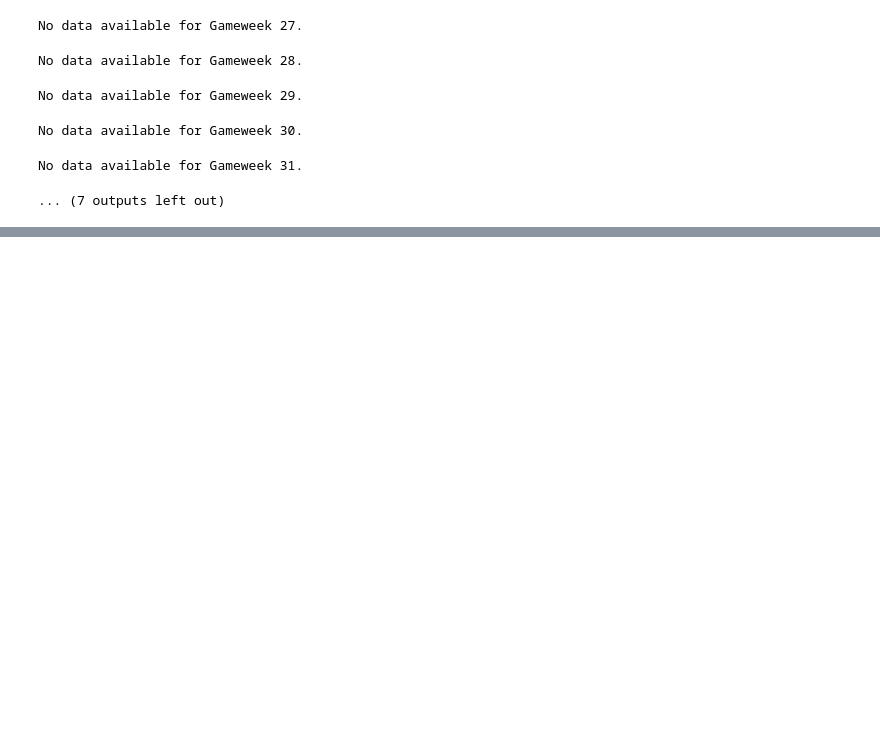
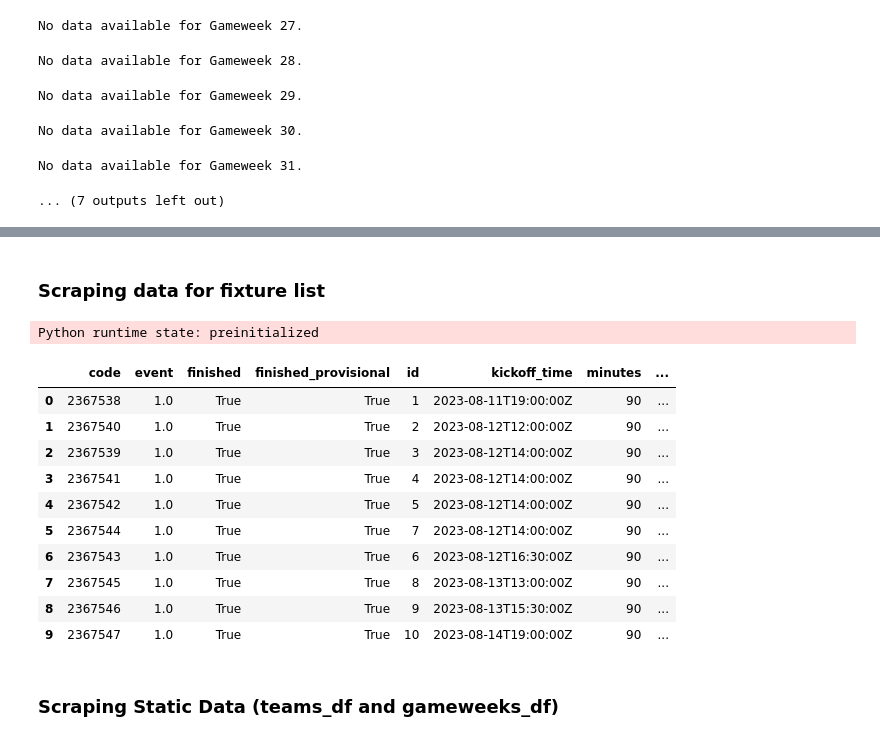
Before and after one commit to evgeni-g-georgiev/FPLproject, a Jupyter notebook: web_scraping.ipynb, the cells around one changed output, grey strips where cells are left out. Drawn from its saved outputs; the diff is of its cells as text; code cells hidden in the pictures; blank space fills up the shorter version.

```diff
--- a/web_scraping.ipynb
+++ b/web_scraping.ipynb
@@ -68,0 +164,53 @@ No data available for Gameweek 31.
+# %% [markdown]
+### Scraping data for fixture list
+# %%
+base_url = 'https://fantasy.premierleague.com/api/'
+
+def get_json(url):
+    response = requests.get(url)
+    return response.json()
+
+# Fetch fixtures data
+fixtures_data = get_json(base_url + 'fixtures/')
+fixtures_df = pd.DataFrame(fixtures_data)
+
+# Function to filter fixtures data for a specific gameweek
+def create_gameweek_specific_fixtures_df(fixtures_df, gameweek):
+    return fixtures_df[fixtures_df['event'] == gameweek]
+
+# Directory for saving fixtures data
+fixtures_save_path = "/Users/evgenigeorgiev/Documents/Jupyter Projects/FPL/fixtures/"
+
+# Ensure the directory exists
+if not os.path.exists(fixtures_save_path):
+    os.makedirs(fixtures_save_path)
+
+# Save each gameweek's fixtures data
+for gw in tqdm(range(1, 39), desc="Saving fixtures data"):
+    gw_specific_df = create_gameweek_specific_fixtures_df(fixtures_df, gw)
+    gw_specific_df.to_csv(os.path.join(fixtures_save_path, f'fixtures_df_gw{gw}.csv'), index=False)
+# %% [output]
+Python runtime state: preinitialized
+# %%
+# Specify the path to the GW1 fixtures file
+gw1_file_path = "/Users/evgenigeorgiev/Documents/Jupyter Projects/FPL/fixtures/fixtures_df_gw1.csv"
+
+# Read the CSV file into a DataFrame
+gw1_fixtures_df = pd.read_csv(gw1_file_path)
+
+# Display the DataFrame
+gw1_fixtures_df
+# %% [output]
+|  | code | event | finished | finished_provisional | id | kickoff_time | minutes | ... |
+| 0 | 2367538 | 1.0 | True | True | 1 | 2023-08-11T19:00:00Z | 90 | ... |
+| 1 | 2367540 | 1.0 | True | True | 2 | 2023-08-12T12:00:00Z | 90 | ... |
+| 2 | 2367539 | 1.0 | True | True | 3 | 2023-08-12T14:00:00Z | 90 | ... |
+| 3 | 2367541 | 1.0 | True | True | 4 | 2023-08-12T14:00:00Z | 90 | ... |
+| 4 | 2367542 | 1.0 | True | True | 5 | 2023-08-12T14:00:00Z | 90 | ... |
+| 5 | 2367544 | 1.0 | True | True | 7 | 2023-08-12T14:00:00Z | 90 | ... |
+| 6 | 2367543 | 1.0 | True | True | 6 | 2023-08-12T16:30:00Z | 90 | ... |
+| 7 | 2367545 | 1.0 | True | True | 8 | 2023-08-13T13:00:00Z | 90 | ... |
+| 8 | 2367546 | 1.0 | True | True | 9 | 2023-08-13T15:30:00Z | 90 | ... |
+| 9 | 2367547 | 1.0 | True | True | 10 | 2023-08-14T19:00:00Z | 90 | ... |
+# %% [markdown]
+### Scraping Static Data (teams_df and gameweeks_df)
```
Also changed, not shown: parts of 12 cells of this notebook.
